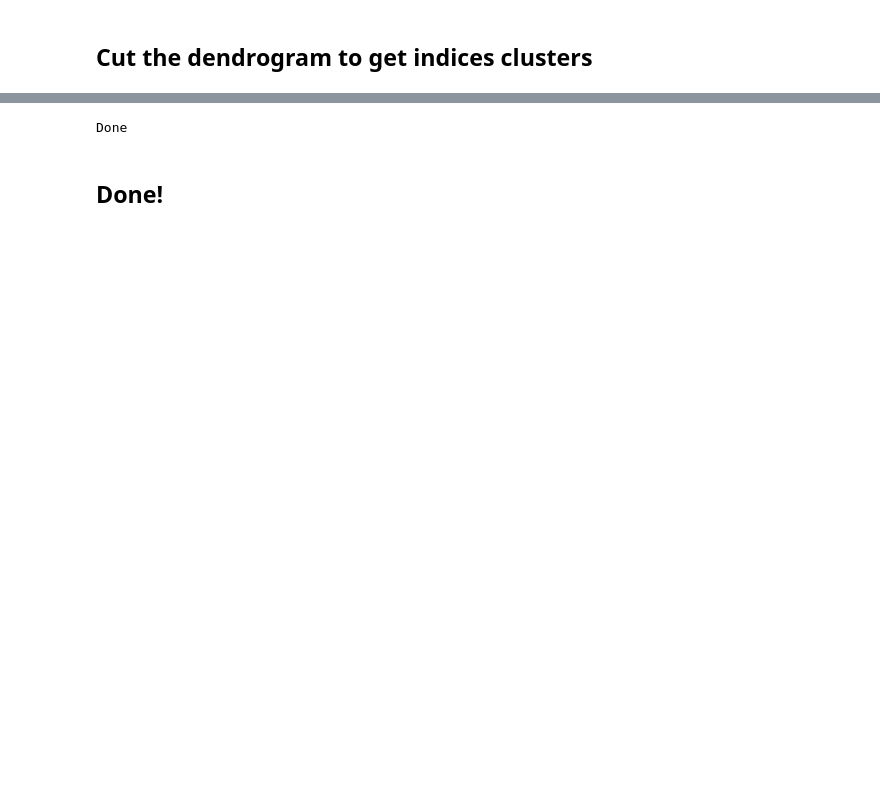
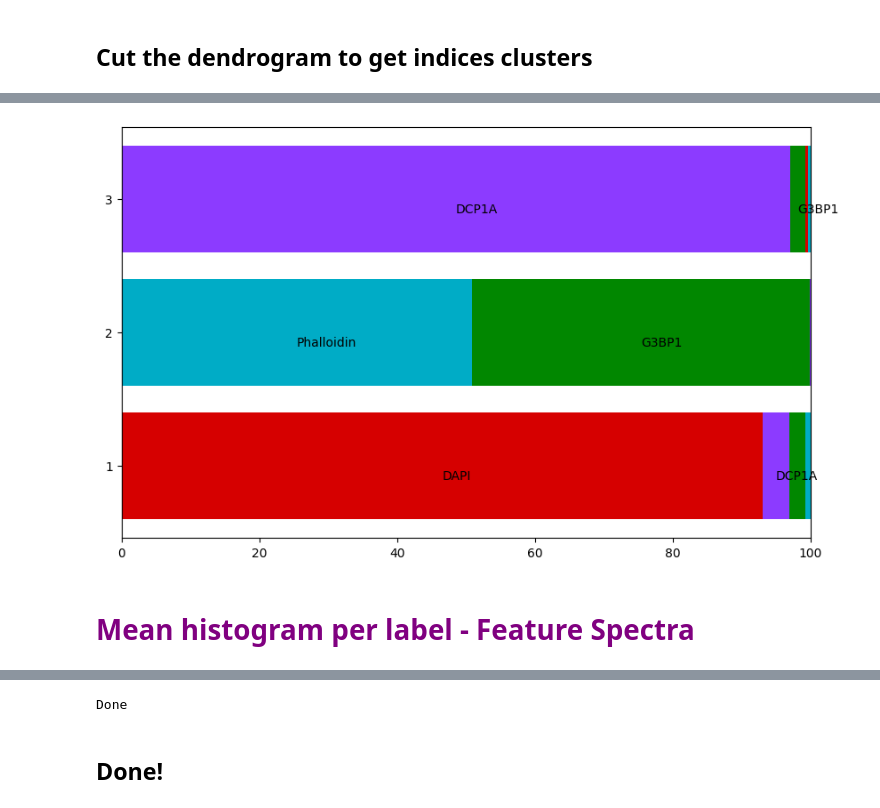
Before and after one commit to Sagykri/NOVA, a Jupyter notebook: outputs/figures/feature_spectra_notebooks/U2OS_VQ1_codebook_hierarchical_clustering_feature_spectra.ipynb, the cells around one changed output, grey strips where cells are left out. Drawn from its saved outputs; the diff is of its cells as text; code cells hidden in the pictures; blank space fills up the shorter version.

```diff
--- a/outputs/figures/feature_spectra_notebooks/U2OS_VQ1_codebook_hierarchical_clustering_feature_spectra.ipynb
+++ b/outputs/figures/feature_spectra_notebooks/U2OS_VQ1_codebook_hierarchical_clustering_feature_spectra.ipynb
@@ -559,0 +129,6 @@ plot_delta_feature_spectra(corr_with_clusters,
+# %%
+plot_tile_label_pct_in_cluster(tile_score_per_cluster)
+# %% [output]
+[figure, added]
+# %% [markdown]
+# <font color="purple"> Mean histogram per label - Feature Spectra  </font>
```
Also changed, not shown: parts of 33 cells of this notebook.
